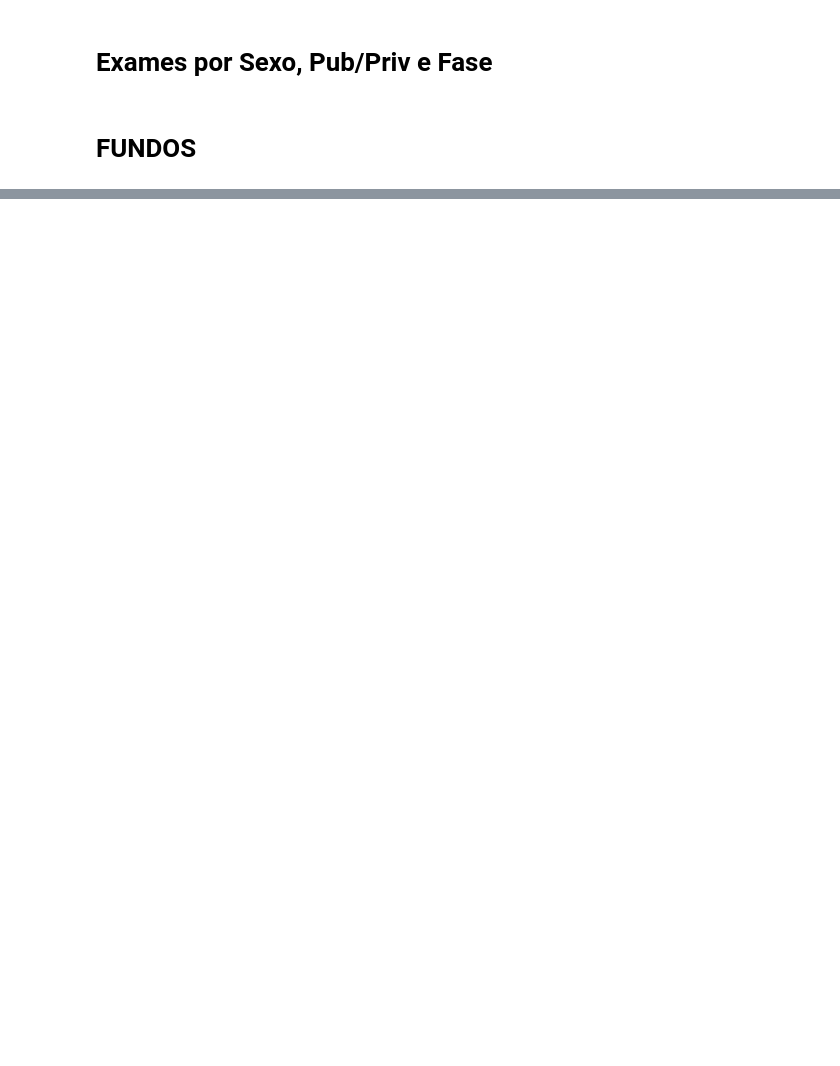
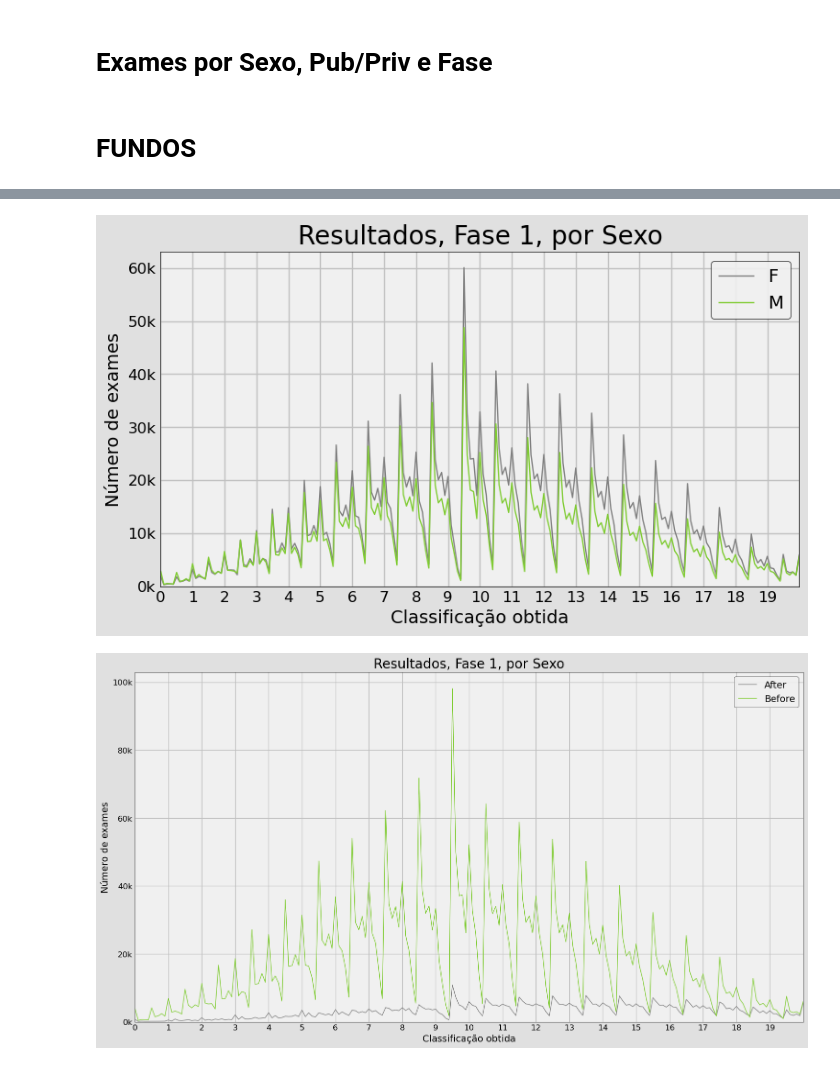
Before and after one commit to samueldatasci/ENES, a Jupyter notebook: code/analysis.ipynb, the cells around one changed output, grey strips where cells are left out. Drawn from its saved outputs; the diff is of its cells as text; code cells hidden in the pictures; blank space fills up the shorter version.

```diff
--- a/code/analysis.ipynb
+++ b/code/analysis.ipynb
@@ -221,11 +215,24 @@ chart(kind="line", df=dfAllFase1, xvar='Class_Exam', xlabel="Classificação obt
 # %%
-dfAll = get_dfAll_from_Parquet()
-dfAllFase1 = dfAll[dfAll['Fase'] == 1]
-
 #8 Resultados 1a fase, por sexo
 title = "Resultados, Fase 1, por Sexo"
 
-
 #chart(kind="pie",df= dfAll, xvar='ano', xlimit=(2008,2022), yvar='count', ylabel='Número de exames', zvar = None)
 #chart(kind="scatter",df= dfAll, xvar='ano', xlimit=(2008,2022), yvar='count', ylabel='Número de exames', zvar = None)
-chart(kind="hexbin",df= dfAll, xvar='ano', xlimit=(2008,2022), yvar='DescrNuts2', ylabel='Número de exames', zvar = None)
+# chart(kind="hexbin",df= dfAll, xvar='ano', xlimit=(2008,2022), yvar='DescrNuts2', ylabel='Número de exames', zvar = None)
+# %%
+
+#8 Resultados 1a fase, por sexo
+title = "Resultados, Fase 1, por Sexo"
+
+figsize=(8,4.5)
+
+chart(kind="line", figsize=figsize, df=dfAllFase1, xvar='Class_Exam', xlabel="Classificação obtida", yvar=None, ylabel='Número de exames', title=title, yAxisScale=1/1000, yAxisScaleSymbol='k', xlimit=(0,20), zvar = "Sexo", xticks=np.arange(0, 20, 1), dots=[])
+
+
+figsize=(16,9)
+
+chart(kind="line",  figsize=figsize, df=dfAllFase1, xvar='Class_Exam', xlabel="Classificação obtida", yvar=None, ylabel='Número de exames', title=title, yAxisScale=1/1000, yAxisScaleSymbol='k', xlimit=(0,20), zvar = "Covid", xticks=np.arange(0, 20, 1), dots=[])
+#chart(kind="bar", df=dfAllFase1, xvar='Class_Exam_Rounded', xlabel="Classificação obtida", yvar=None, ylabel='Percentagem de exames', zvar = "Sexo", title=title, yAxisScale=100, yAxisScaleSymbol='%', stacked=True, normalize=True)
+# %% [output]
+[figure, added]
+[figure, added]
```
Also changed, not shown: parts of 7 cells of this notebook, 40 other files.
